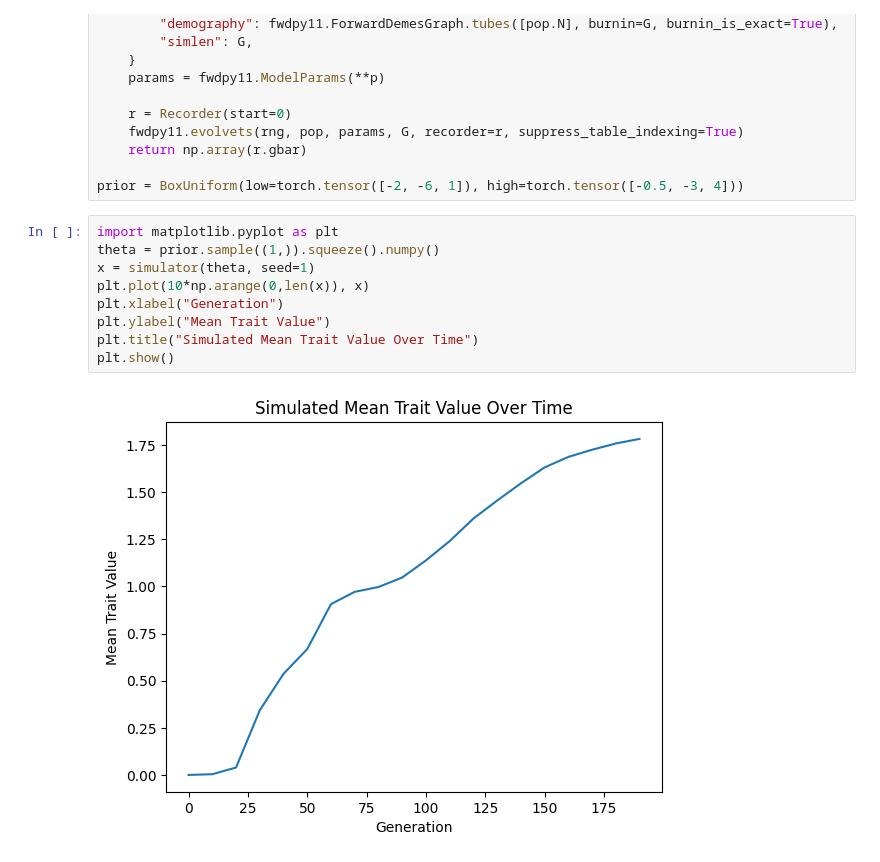
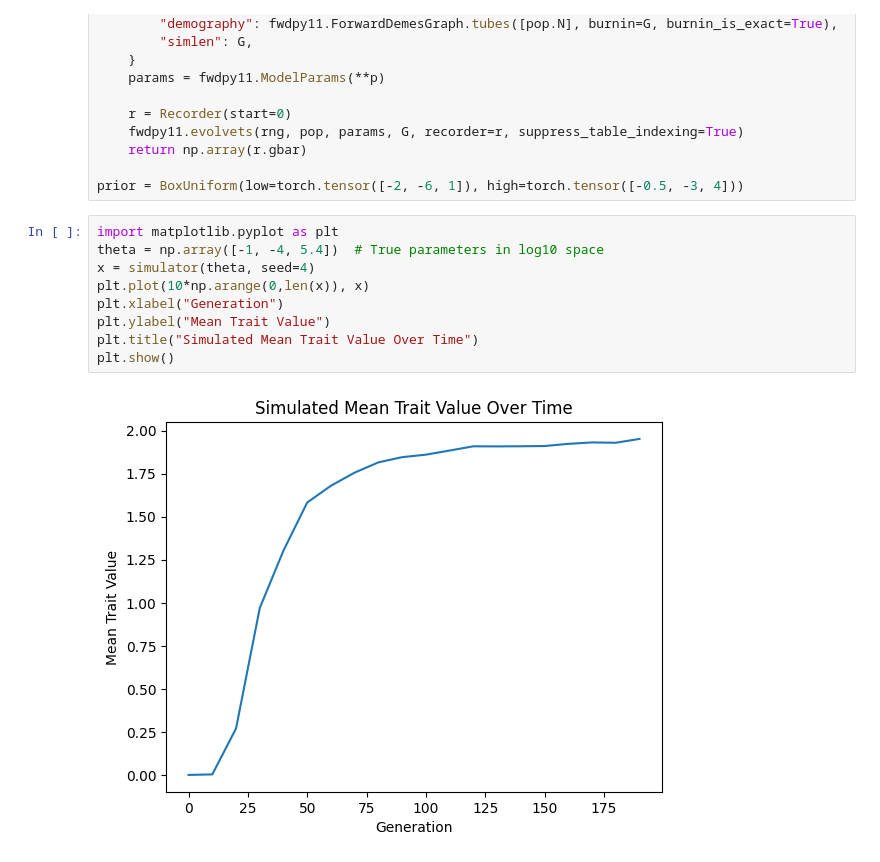
Before and after one commit to yoavram-lab/collective_posterior, a Jupyter notebook: FWDPY/simulate.ipynb, the cells around one changed output. Saved outputs shown, nothing was run; the diff lists cells and outputs as text.

```diff
--- a/FWDPY/simulate.ipynb
+++ b/FWDPY/simulate.ipynb
@@ -51,15 +51,15 @@ def simulator(theta, seed=42, G=200, N=5000):
 prior = BoxUniform(low=torch.tensor([-2, -6, 1]), high=torch.tensor([-0.5, -3, 4]))
 # %%
 import matplotlib.pyplot as plt
-theta = prior.sample((1,)).squeeze().numpy()
-x = simulator(theta, seed=1)
+theta = np.array([-1, -4, 5.4])  # True parameters in log10 space
+x = simulator(theta, seed=4)
 plt.plot(10*np.arange(0,len(x)), x)
 plt.xlabel("Generation")
 plt.ylabel("Mean Trait Value")
 plt.title("Simulated Mean Trait Value Over Time")
 plt.show()
 # %% [output]
-[figure, old version]
+[figure, new version]
 # %%
 # sbi imports
 from sbi.inference import NPE, simulate_for_sbi
```
Also changed, not shown: parts of 6 cells of this notebook, 19 other files.
